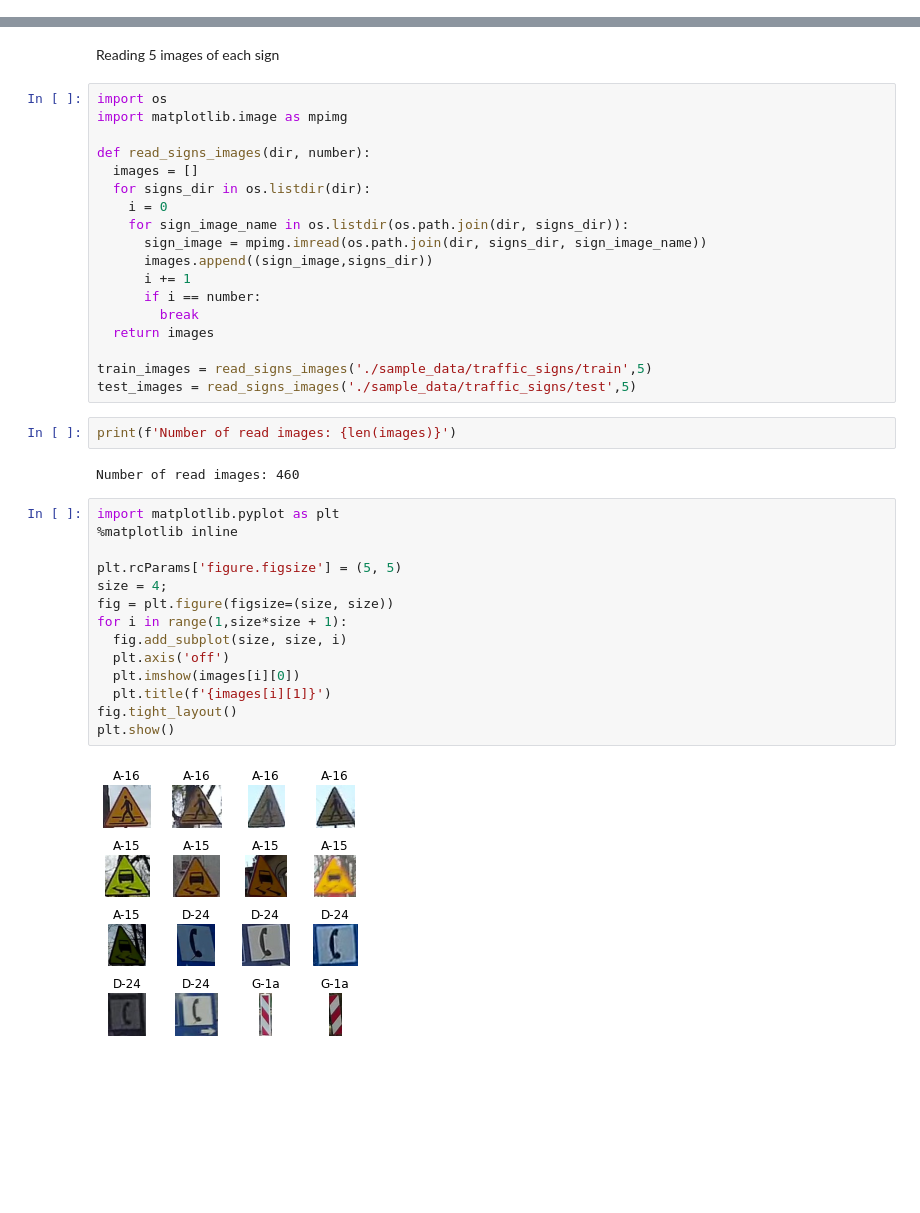
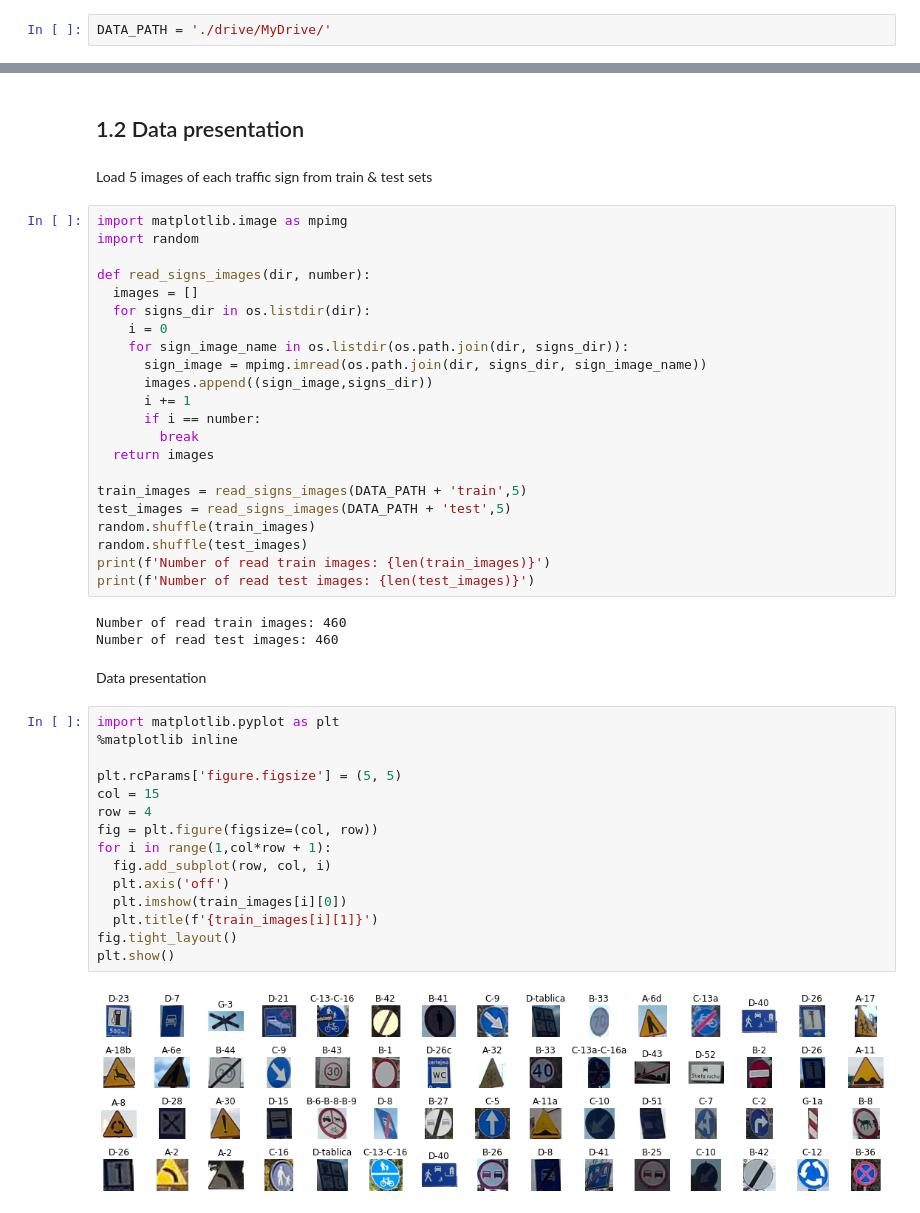
Before and after one commit to MarcinKozak005/Polish-Traffic-Signs-Recognition, a Jupyter notebook: PolishTrafficSignsRecognition.ipynb, the cells around one changed output, grey strips where cells are left out. Drawn from its saved outputs; the diff is of its cells as text; blank space fills up the shorter version.

Commit message:
Add images presentation

```diff
--- a/PolishTrafficSignsRecognition.ipynb
+++ b/PolishTrafficSignsRecognition.ipynb
@@ -9,0 +13,2 @@ Todo:
+# %%
+DATA_PATH = './drive/MyDrive/'
@@ -10,8 +50,10 @@ Todo:
+# %% [markdown]
+## 1.2 Data presentation
 # %% [markdown]
-Reading 5 images of each sign
+Load 5 images of each traffic sign from train & test sets
 # %%
-import os
 import matplotlib.image as mpimg
+import random
 
 def read_signs_images(dir, number):
   images = []
@@ -25,25 +67,31 @@ def read_signs_images(dir, number):
         break
   return images
 
-train_images = read_signs_images('./sample_data/traffic_signs/train',5)
-test_images = read_signs_images('./sample_data/traffic_signs/test',5)
+train_images = read_signs_images(DATA_PATH + 'train',5)
+test_images = read_signs_images(DATA_PATH + 'test',5)
+random.shuffle(train_images)
+random.shuffle(test_images)
+print(f'Number of read train images: {len(train_images)}')
+print(f'Number of read test images: {len(test_images)}')
+# %% [output]
+Number of read train images: 460
+Number of read test images: 460
-# %%
-print(f'Number of read images: {len(images)}')
-# %% [output]
-Number of read images: 460
+# %% [markdown]
+Data presentation
 # %%
 import matplotlib.pyplot as plt
 %matplotlib inline
 
 plt.rcParams['figure.figsize'] = (5, 5)
-size = 4;
-fig = plt.figure(figsize=(size, size))
-for i in range(1,size*size + 1):
-  fig.add_subplot(size, size, i)
+col = 15
+row = 4
+fig = plt.figure(figsize=(col, row))
+for i in range(1,col*row + 1):
+  fig.add_subplot(row, col, i)
   plt.axis('off')
-  plt.imshow(images[i][0])
-  plt.title(f'{images[i][1]}')
+  plt.imshow(train_images[i][0])
+  plt.title(f'{train_images[i][1]}')
 fig.tight_layout()
 plt.show()
 # %% [output]
-[figure, old version]
+[figure, new version]
```
Also changed, not shown: parts of 11 cells of this notebook, 1 other file.
